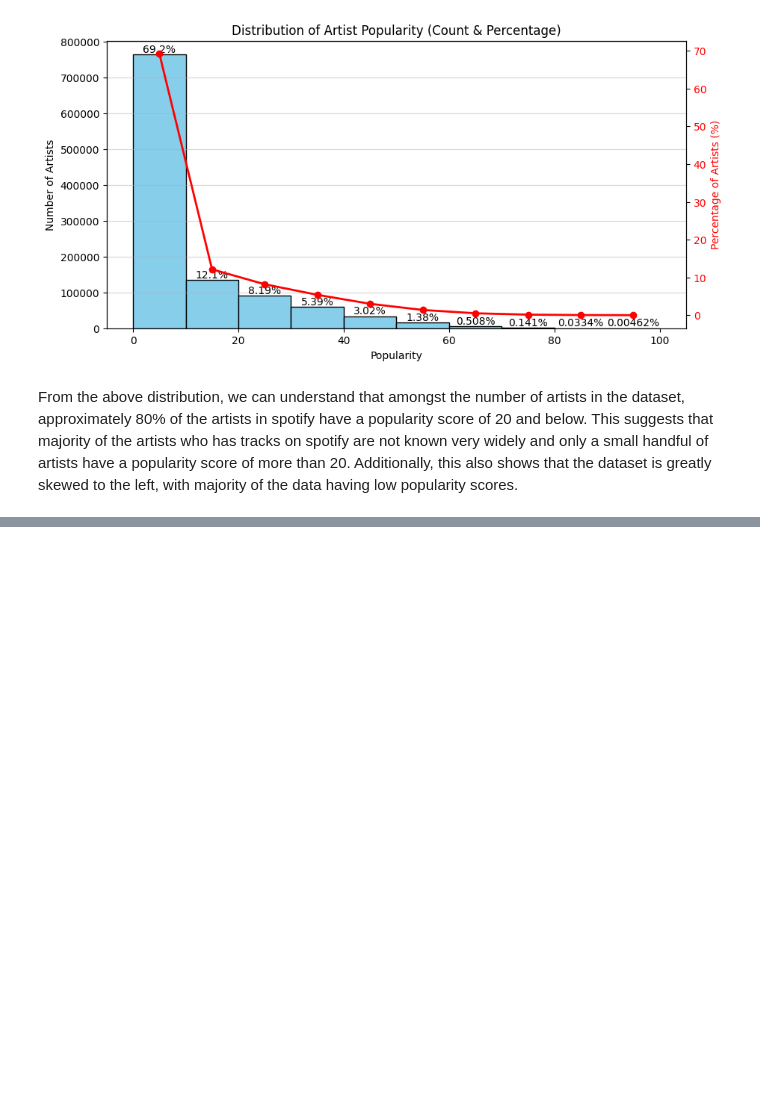
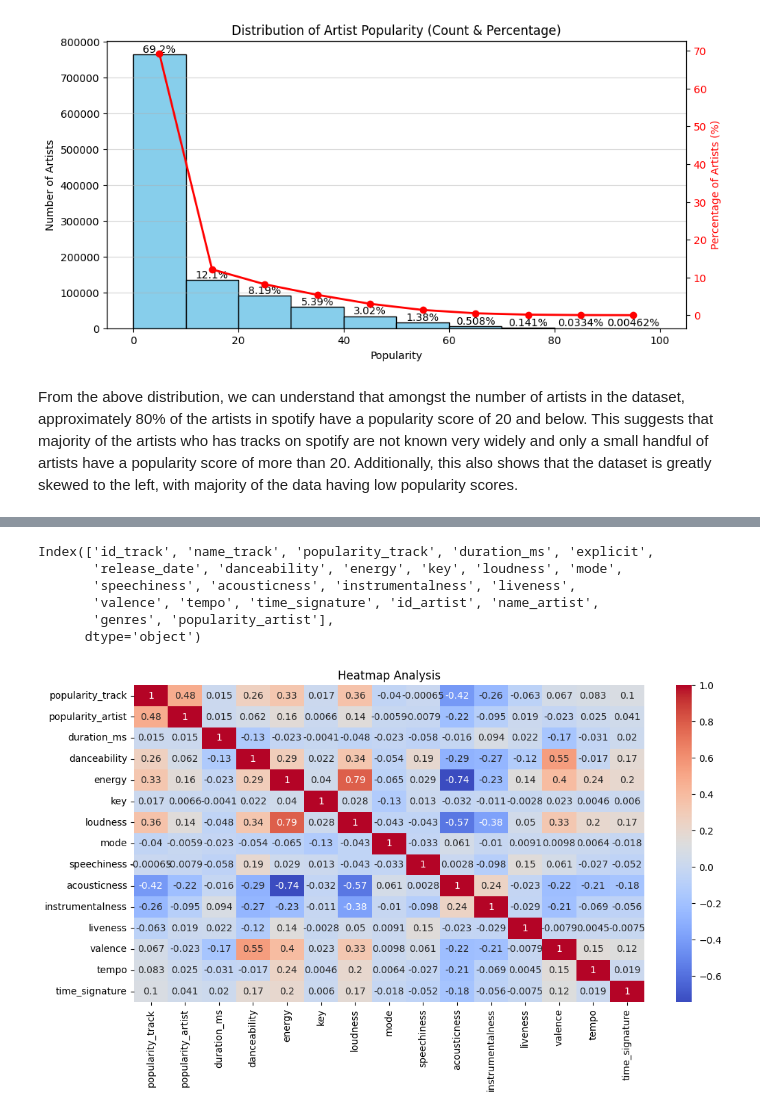
Before and after one commit to jasminetanjm/spotify_DA, a Jupyter notebook: spotifyDA.ipynb, the cells around one changed output, grey strips where cells are left out. Saved outputs shown, nothing was run; the diff lists cells and outputs as text; code cells hidden in the pictures; blank space fills up the shorter version.

```diff
--- a/spotifyDA.ipynb
+++ b/spotifyDA.ipynb
@@ -374,2 +452,18 @@ From the above distribution, we can understand that amongst the number of artist
 # %%
 # correlation between variables and track popularity
+print(combined_df.columns)
+heatmap_analysis = combined_df[['popularity_track', 'popularity_artist','duration_ms','danceability', 'energy', 'key', 'loudness', 'mode',
+       'speechiness', 'acousticness', 'instrumentalness', 'liveness','valence', 'tempo', 'time_signature']]
+
+plt.figure(figsize=(12,6))
+sns.heatmap(heatmap_analysis.corr(), annot=True, cmap='coolwarm')
+plt.title("Heatmap Analysis")
+plt.show()
+# %% [output]
+Index(['id_track', 'name_track', 'popularity_track', 'duration_ms', 'explicit',
+       'release_date', 'danceability', 'energy', 'key', 'loudness', 'mode',
+       'speechiness', 'acousticness', 'instrumentalness', 'liveness',
+       'valence', 'tempo', 'time_signature', 'id_artist', 'name_artist',
+       'genres', 'popularity_artist'],
+      dtype='object')
+[figure, added]
```
Also changed, not shown: parts of 7 cells of this notebook.
